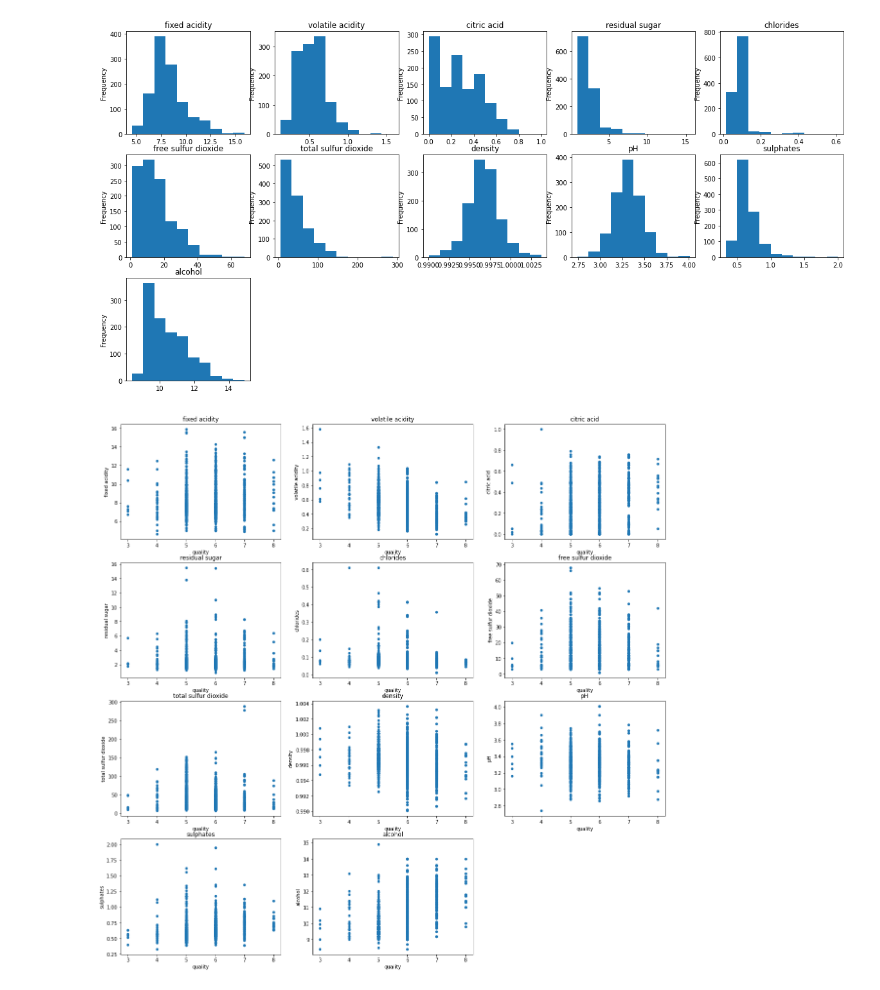
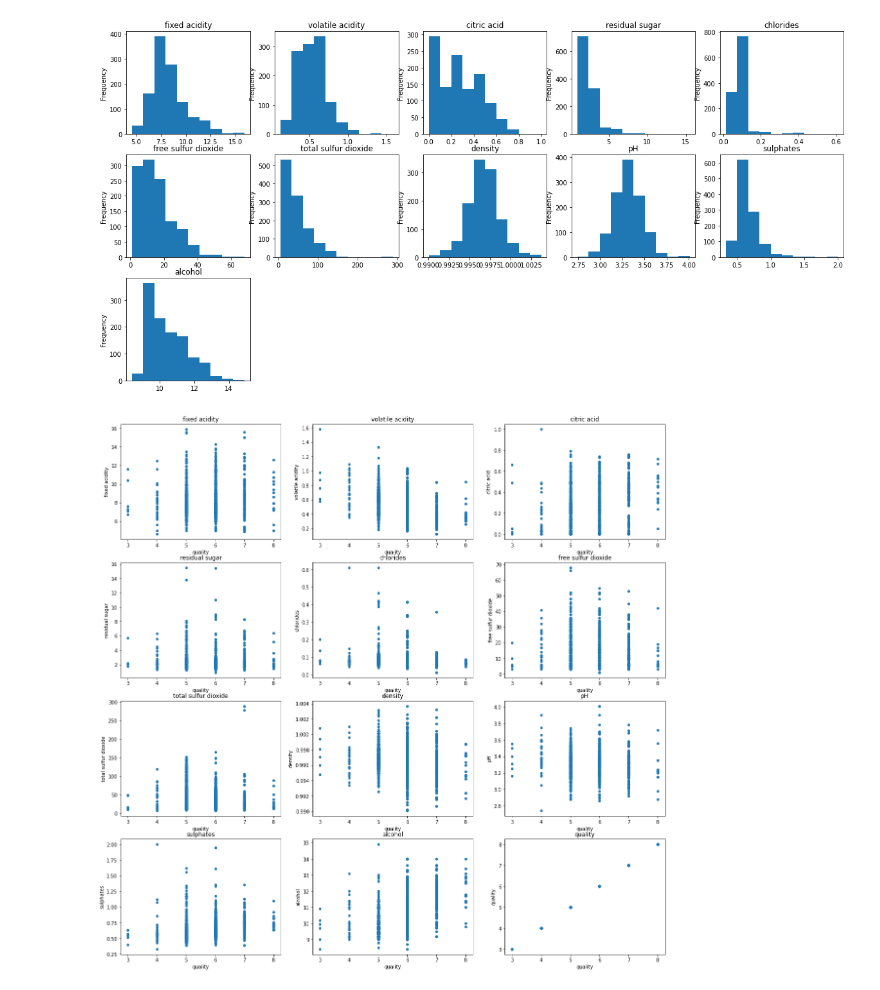
Before and after one commit to RyanPerrina/wine_classification, a Jupyter notebook: wine_classification.ipynb, the cells around one changed output. Saved outputs shown, nothing was run; the diff lists cells and outputs as text; code cells hidden in the pictures.

```diff
--- a/wine_classification.ipynb
+++ b/wine_classification.ipynb
@@ -104,7 +108,7 @@ for i,col in enumerate(data.columns[:-1],start=1):
 [figure]
 # %%
 plt.figure(figsize=(20,20))
-for i,col in enumerate(data.columns[:-1],start=1):
+for i,col in enumerate(data[:-1],start=1):
   data.plot.scatter(x="quality",y=col,ax=plt.subplot(4,3,i),title=col)
 # %% [output]
-[figure, old version]
+[figure, new version]
```
Also changed, not shown: parts of 22 cells of this notebook.
